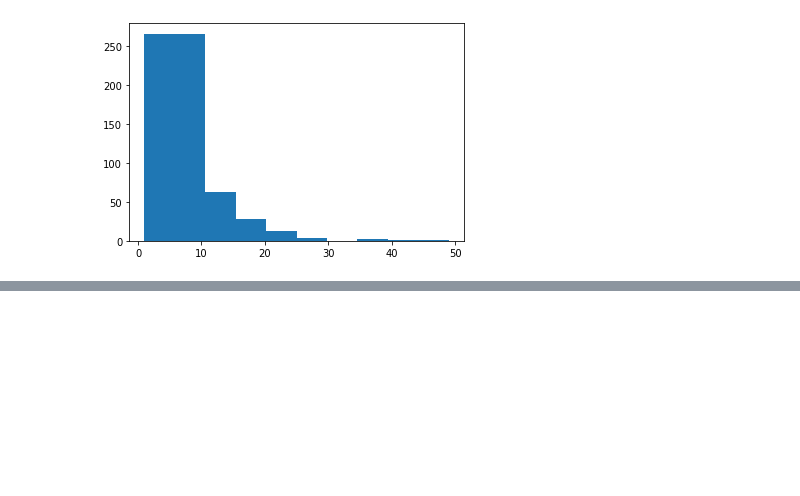
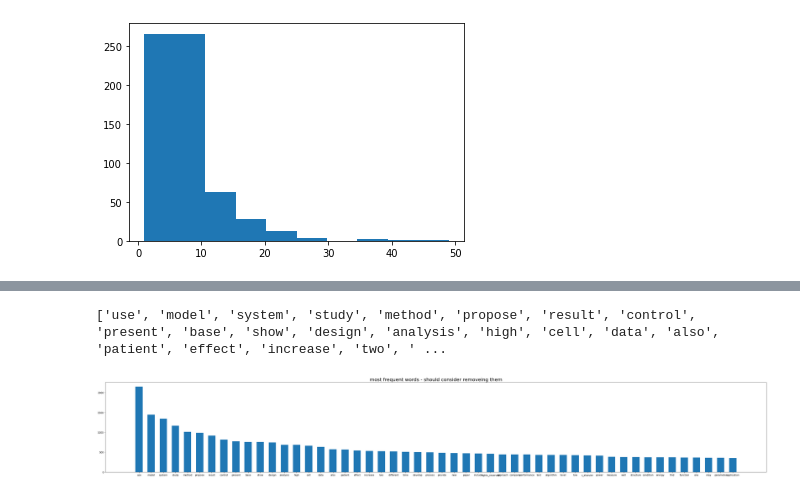
Before and after one commit to clarissaache/DocumentClassifier, a Jupyter notebook: lda.ipynb, the cells around one changed output, grey strips where cells are left out. Drawn from its saved outputs; the diff is of its cells as text; code cells hidden in the pictures; blank space fills up the shorter version.

```diff
--- a/lda.ipynb
+++ b/lda.ipynb
@@ -143,0 +147,18 @@ nltk.pos_tag(word_and_bigram_list[1])
+# %%
+def check_frequent_words(corpus,top_n):
+    all_corpus_together=np.concatenate(corpus)
+    (word, counts) = np.unique(all_corpus_together, return_counts=True)
+    frequencies = np.asarray((word, counts)).T
+    count_df = pd.DataFrame(data=frequencies,columns = ['word','freq'])
+    count_df.freq = count_df.freq.astype(int)
+    count_df.sort_values(by=['freq'],axis=0,ascending=False,ignore_index=True,inplace=True)
+    print(list(count_df.head(top_n).word))
+    plt.figure(figsize=(top_n,7))
+    plt.bar(count_df[:top_n].word,height=count_df[:top_n].freq,width=0.6,align='center')
+    plt.title("most frequent words - should consider removeing them",fontsize=20)
+    plt.show()
+
+check_frequent_words(abstract_lemmatized,50)
+# %% [output]
+['use', 'model', 'system', 'study', 'method', 'propose', 'result', 'control', 'present', 'base', 'show', 'design', 'analysis', 'high', 'cell', 'data', 'also', 'patient', 'effect', 'increase', 'two', ' ...
+[figure, added]
```
Also changed, not shown: parts of 30 cells of this notebook.
